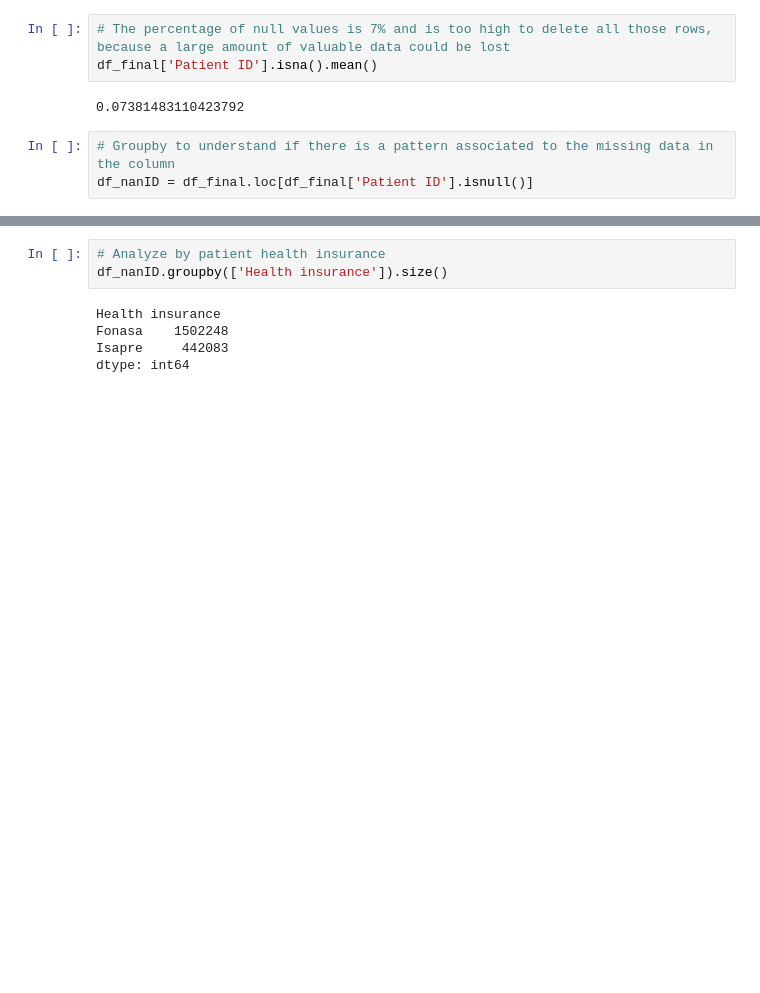
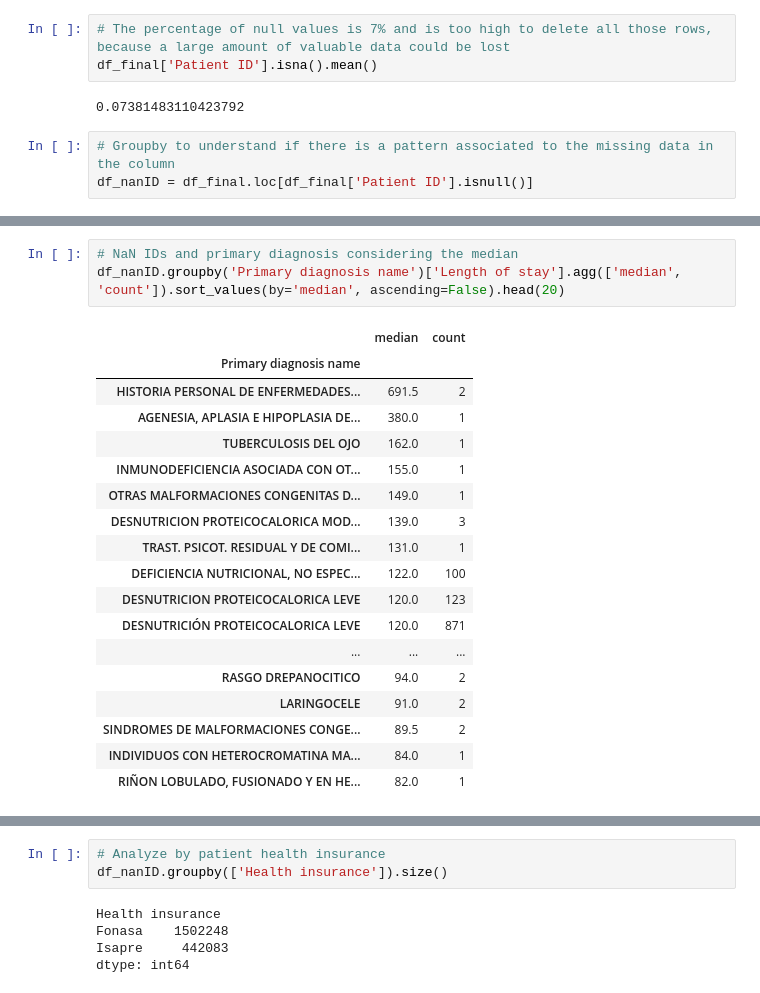
Before and after one commit to mirkopodunavak1996/EDAHospDischarges_Chile2001-2024, a Jupyter notebook: notebooks/Data_Cleaning.ipynb, the cells around one changed output, grey strips where cells are left out. Saved outputs shown, nothing was run; the diff lists cells and outputs as text; blank space fills up the shorter version.

```diff
--- a/notebooks/Data_Cleaning.ipynb
+++ b/notebooks/Data_Cleaning.ipynb
@@ -164,0 +253,22 @@ df_nanID.groupby(['Length of stay'], sort = True).size().plot.line()
+# %%
+# NaN IDs and primary diagnosis considering the median
+df_nanID.groupby('Primary diagnosis name')['Length of stay'].agg(['median', 'count']).sort_values(by='median', ascending=False).head(20)
+# %% [output]
+|  | median | count |
+| Primary diagnosis name |  |  |
+| HISTORIA PERSONAL DE ENFERMEDADES... | 691.5 | 2 |
+| AGENESIA, APLASIA E HIPOPLASIA DE... | 380.0 | 1 |
+| TUBERCULOSIS DEL OJO | 162.0 | 1 |
+| INMUNODEFICIENCIA ASOCIADA CON OT... | 155.0 | 1 |
+| OTRAS MALFORMACIONES CONGENITAS D... | 149.0 | 1 |
+| DESNUTRICION PROTEICOCALORICA MOD... | 139.0 | 3 |
+| TRAST. PSICOT. RESIDUAL Y DE COMI... | 131.0 | 1 |
+| DEFICIENCIA NUTRICIONAL, NO ESPEC... | 122.0 | 100 |
+| DESNUTRICION PROTEICOCALORICA LEVE | 120.0 | 123 |
+| DESNUTRICIÓN PROTEICOCALORICA LEVE | 120.0 | 871 |
+| ... | ... | ... |
+| RASGO DREPANOCITICO | 94.0 | 2 |
+| LARINGOCELE | 91.0 | 2 |
+| SINDROMES DE MALFORMACIONES CONGE... | 89.5 | 2 |
+| INDIVIDUOS CON HETEROCROMATINA MA... | 84.0 | 1 |
+| RIÑON LOBULADO, FUSIONADO Y EN HE... | 82.0 | 1 |
```
Also changed, not shown: parts of 42 cells of this notebook.
